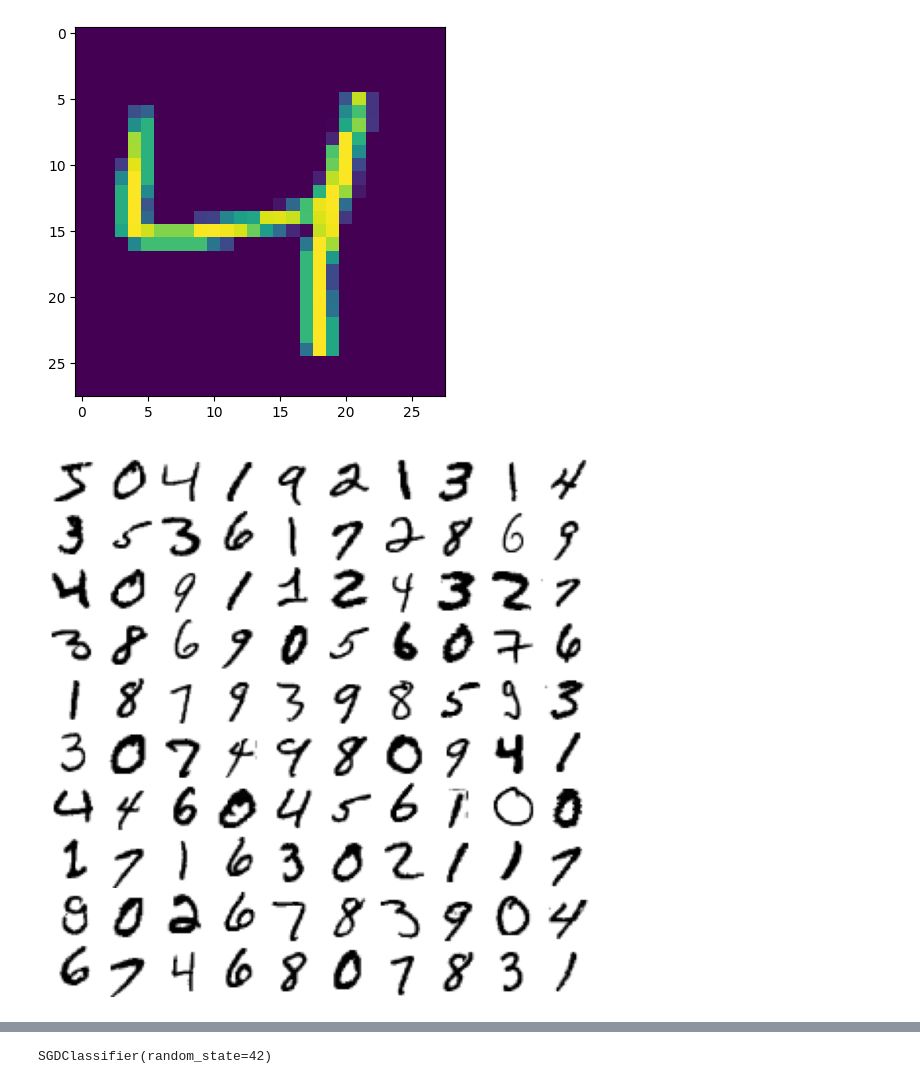
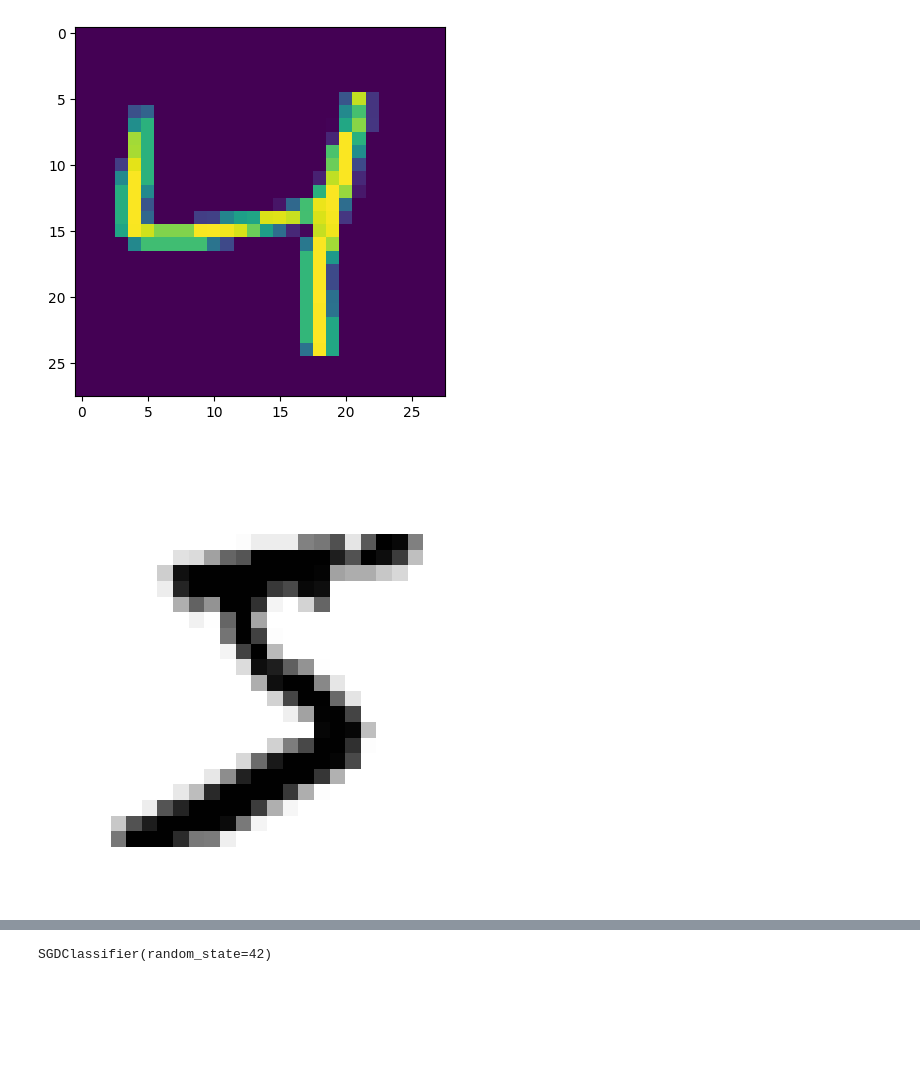
Before and after one commit to Vishal80990/Bollywood_Movie_and_SA_Heart_Data_Analysis, a Jupyter notebook: Untitled1.ipynb, the cells around one changed output, grey strips where cells are left out. Drawn from its saved outputs; the diff is of its cells as text; code cells hidden in the pictures; blank space fills up the shorter version.

Commit message:
auto save by knights-watch

```diff
--- a/Untitled1.ipynb
+++ b/Untitled1.ipynb
@@ -89,18 +89,14 @@ y[2]
 # %%
 import matplotlib.pyplot as plt
 
 def plot_digit(image_data):
     image = image_data.reshape(28, 28)
     plt.imshow(image, cmap="binary")
     plt.axis("off")
 
-# extra code – this cell generates and saves Figure 3–2
-plt.figure(figsize=(9, 9))
-for idx, image_data in enumerate(X[:100]):
-    plt.subplot(10, 10, idx + 1)
-    plot_digit(image_data)
-plt.subplots_adjust(wspace=0, hspace=0)
-save_fig("more_digits_plot", tight_layout=False)
+some_digit = X[0]
+plot_digit(some_digit)
+save_fig("some_digit_plot")  # extra code
 plt.show()
 # %% [output]
-[figure, old version]
+[figure, new version]
```
Also changed, not shown: parts of 2 cells of this notebook.
